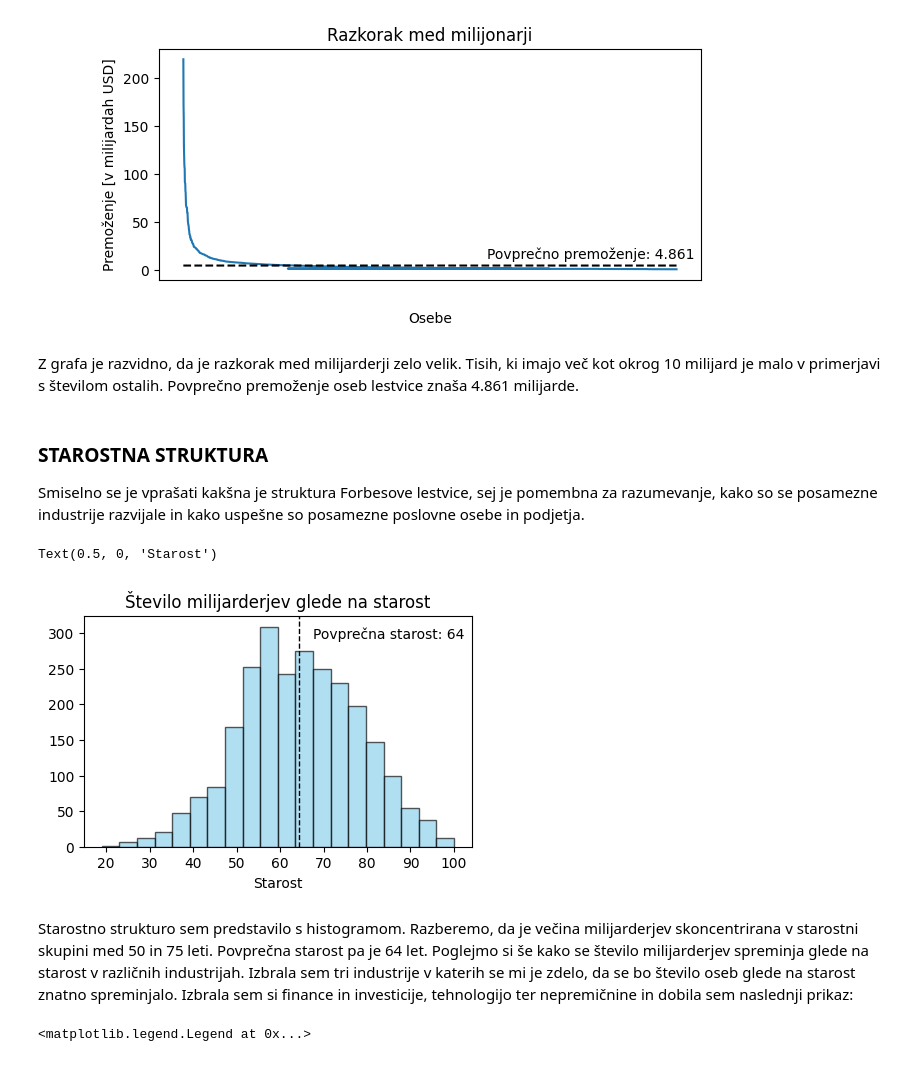
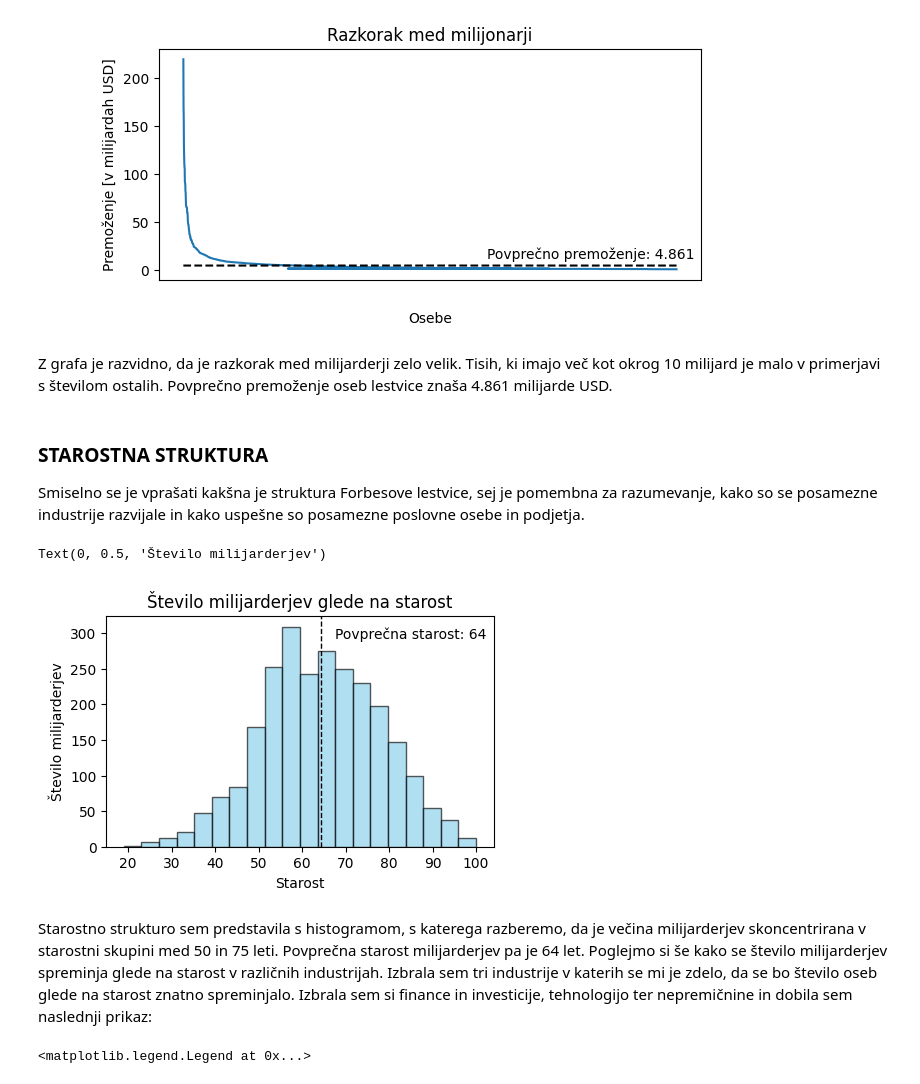
Before and after one commit to karolina-sa/Forbes-list-PROG1-projekt, a Jupyter notebook: analiza_Forbes_list.ipynb, the cells around one changed output. Drawn from its saved outputs; the diff is of its cells as text; code cells hidden in the pictures.

```diff
--- a/analiza_Forbes_list.ipynb
+++ b/analiza_Forbes_list.ipynb
@@ -90,7 +92,7 @@ forbes_plot
 <AxesSubplot: title={'center': 'Razkorak med milijonarji'}, xlabel='Osebe', ylabel='Premoženje [v milijardah USD]'>
 [figure]
 # %% [markdown]
-Z grafa je razvidno, da je razkorak med milijarderji zelo velik. Tisih, ki imajo več kot okrog 10 milijard je malo v primerjavi s številom ostalih. Povprečno premoženje oseb lestvice znaša 4.861 milijarde.
+Z grafa je razvidno, da je razkorak med milijarderji zelo velik. Tisih, ki imajo več kot okrog 10 milijard je malo v primerjavi s številom ostalih. Povprečno premoženje oseb lestvice znaša 4.861 milijarde USD.
 # %% [markdown]
 <h3>STAROSTNA STRUKTURA</h3>
 
@@ -98,18 +100,19 @@ Smiselno se je vprašati kakšna je struktura Forbesove lestvice, sej je pomembn
 # %%
 plt.rcParams['figure.figsize'] = [5,3]
 forbes_age = forbes.age.dropna()
 plot_starost = plt.hist(forbes_age, bins=20, color='skyblue', edgecolor='k', alpha=0.65)
 plt.axvline(forbes_age.mean(), color='k', linestyle='dashed', linewidth=1)
 min_ylim, max_ylim = plt.ylim()
 plt.text(forbes_age.mean()*1.05, max_ylim * 0.9, 'Povprečna starost: {:.0f}'.format(forbes_age.mean()))
 plt.rcParams["figure.figsize"] = (6,4)
 plt.title('Število milijarderjev glede na starost')
 plt.xlabel('Starost')
+plt.ylabel('Število milijarderjev')
 # %% [output]
-Text(0.5, 0, 'Starost')
+Text(0, 0.5, 'Število milijarderjev')
-[figure, old version]
+[figure, new version]
 # %% [markdown]
-Starostno strukturo sem predstavilo s histogramom. Razberemo, da je večina milijarderjev skoncentrirana v starostni skupini med 50 in 75 leti. Povprečna starost pa je 64 let. Poglejmo si še kako se število milijarderjev spreminja glede na starost v različnih industrijah. Izbrala sem tri industrije v katerih se mi je zdelo, da se bo število oseb glede na starost znatno spreminjalo. Izbrala sem si finance in investicije, tehnologijo ter nepremičnine in dobila sem naslednji prikaz:
+Starostno strukturo sem predstavila s histogramom, s katerega razberemo, da je večina milijarderjev skoncentrirana v starostni skupini med 50 in 75 leti. Povprečna starost milijarderjev pa je 64 let. Poglejmo si še kako se število milijarderjev spreminja glede na starost v različnih industrijah. Izbrala sem tri industrije v katerih se mi je zdelo, da se bo število oseb glede na starost znatno spreminjalo. Izbrala sem si finance in investicije, tehnologijo ter nepremičnine in dobila sem naslednji prikaz:
 # %%
 forbes_ind = forbes[forbes['age'].notna()]
 forbes_ind = forbes_ind.loc[forbes['industry'].isin(['Finance & Investments','Technology', 'Real Estate'])].groupby(['age', 'industry']).size().reset_index(name = "stevilo")
```
Also changed, not shown: parts of 22 cells of this notebook, 1 other file.
